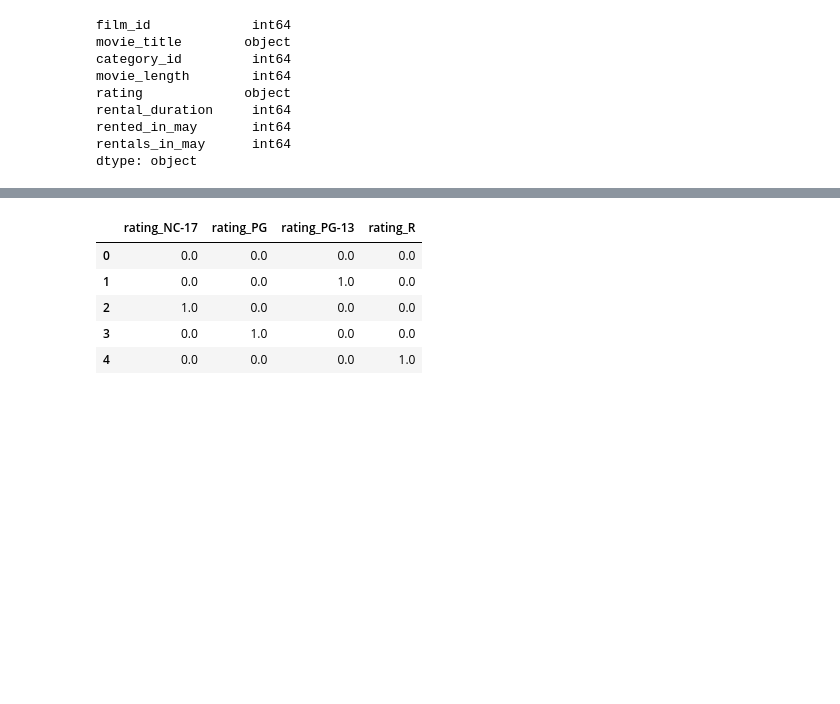
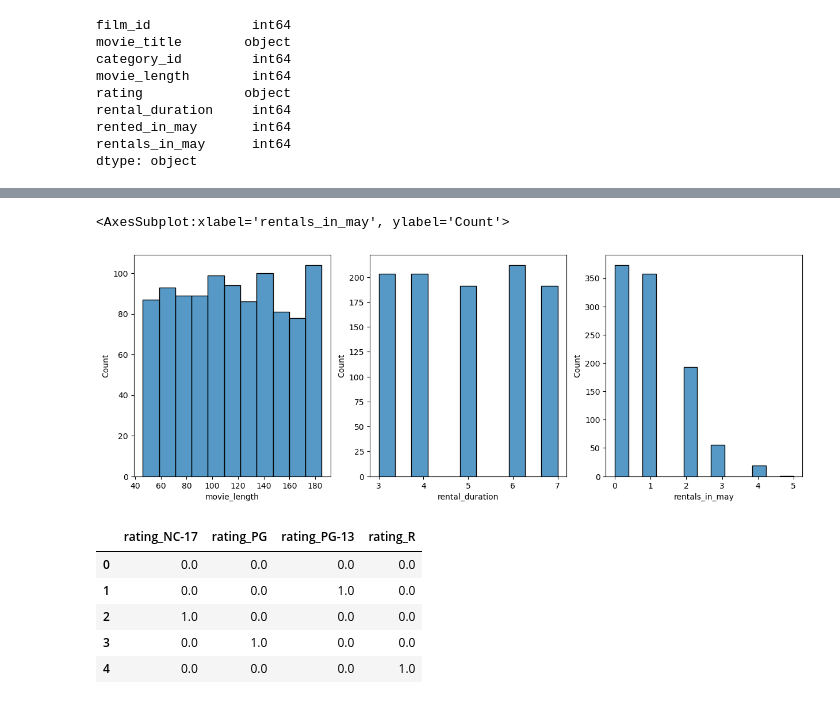
Before and after one commit to ralphmartynward/ironhack_03_lab-predictions-logistic-regression, a Jupyter notebook: lab.ipynb, the cells around one changed output, grey strips where cells are left out. Drawn from its saved outputs; the diff is of its cells as text; code cells hidden in the pictures; blank space fills up the shorter version.

```diff
--- a/lab.ipynb
+++ b/lab.ipynb
@@ -82,3 +94,16 @@ df.drop(columns=['movie_title'], inplace=True)
+# %%
+# Now let's check the distribution of the numeric variables to see if there are any outliers that need to be dealt with
+import matplotlib.pyplot as plt
+import seaborn as sns
+%matplotlib inline
+
+fig, axes = plt.subplots(1, 3, figsize=(15, 5))
+sns.histplot(df['movie_length'], ax=axes[0])
+sns.histplot(df['rental_duration'], ax=axes[1])
+sns.histplot(df['rentals_in_may'], ax=axes[2])
+# %% [output]
+<AxesSubplot:xlabel='rentals_in_may', ylabel='Count'>
+[figure, added]
 # %%
 # Before the transformations, let's define X & y
 from sklearn.model_selection import train_test_split
```
Also changed, not shown: parts of 8 cells of this notebook.
